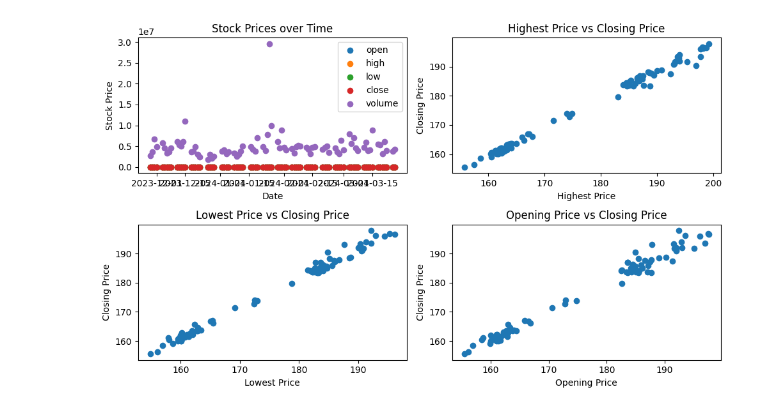
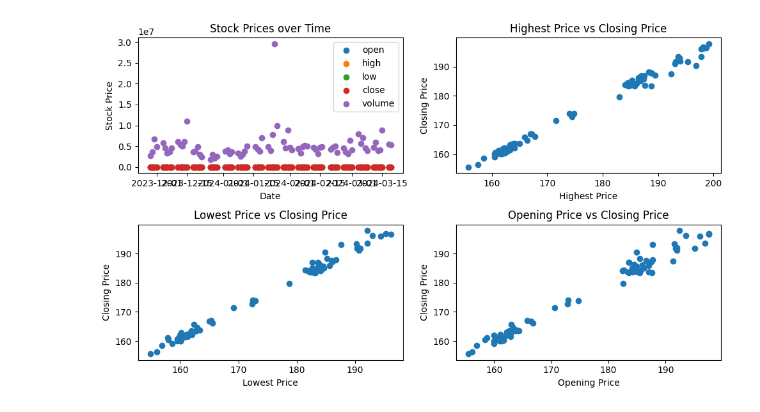
Before and after one commit to JAquaye/cmsc320, a Jupyter notebook: project4/project4.ipynb, the cells around one changed output. Cells and saved outputs as stored; diff of their text form; code cells hidden in the pictures.

```diff
--- a/project4/project4.ipynb
+++ b/project4/project4.ipynb
@@ -41,43 +41,44 @@ train = df_filtered.iloc[5:]
 # column names excluding date
 column_names = ['open', 'high', 'low', 'close', 'volume']
 
+# USING 'TRAIN DATASET FROM NOW ON
 # converting prices to numeric values (if they're not already)
-df_filtered.loc[:, column_names] = df_filtered.loc[:, column_names].apply(pd.to_numeric)
+train.loc[:, column_names] = train.loc[:, column_names].apply(pd.to_numeric)
 
 # creating subplots for detailed relationships
 fig, axes = plt.subplots(2, 2, figsize=(10, 6))
 
 # plotting columns against date
 axes[0, 0].set_xlabel('Date')
 axes[0, 0].set_ylabel('Stock Price')
 axes[0, 0].set_title('Stock Prices over Time')
 for column in column_names:
     if column != 'date':
-        axes[0, 0].scatter(df_filtered['date'], df_filtered[column], label=column)
+        axes[0, 0].scatter(train['date'], train[column], label=column)
 axes[0, 0].legend()
 
 # highest vs closing price
-axes[0, 1].scatter(df_filtered['high'], df_filtered['close'])
+axes[0, 1].scatter(train['high'], train['close'])
 axes[0, 1].set_xlabel('Highest Price')
 axes[0, 1].set_ylabel('Closing Price')
 axes[0, 1].set_title('Highest Price vs Closing Price')
 
 # lowest vs closing price
-axes[1, 0].scatter(df_filtered['low'], df_filtered['close'])
+axes[1, 0].scatter(train['low'], train['close'])
 axes[1, 0].set_xlabel('Lowest Price')
 axes[1, 0].set_ylabel('Closing Price')
 axes[1, 0].set_title('Lowest Price vs Closing Price')
 
 # opening vs closing price
-axes[1, 1].scatter(df_filtered['open'], df_filtered['close'])
+axes[1, 1].scatter(train['open'], train['close'])
 axes[1, 1].set_xlabel('Opening Price')
 axes[1, 1].set_ylabel('Closing Price')
 axes[1, 1].set_title('Opening Price vs Closing Price')
 
 plt.tight_layout()
 plt.show()
 # %% [output]
-[figure, old version]
+[figure, new version]
 # %%
 # (15)
 '''
```
